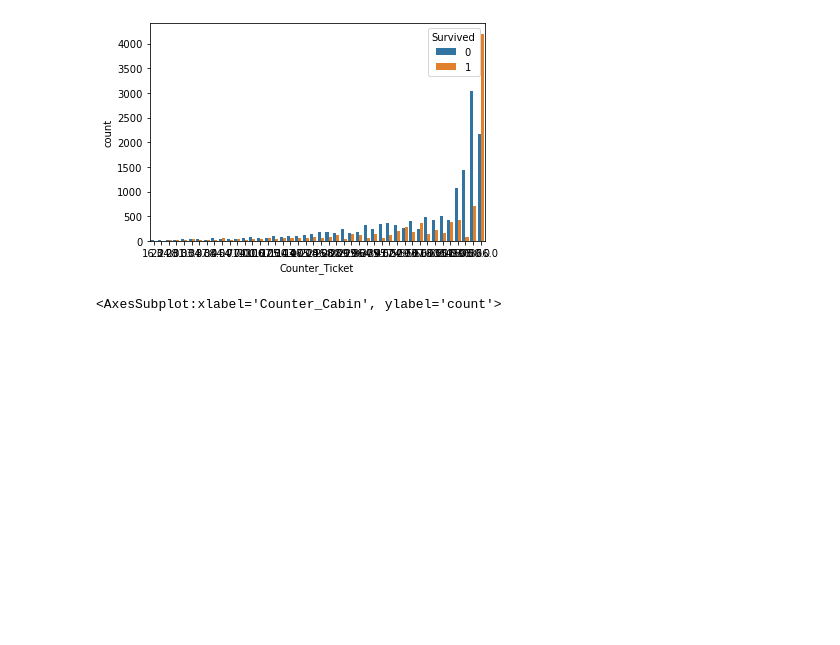
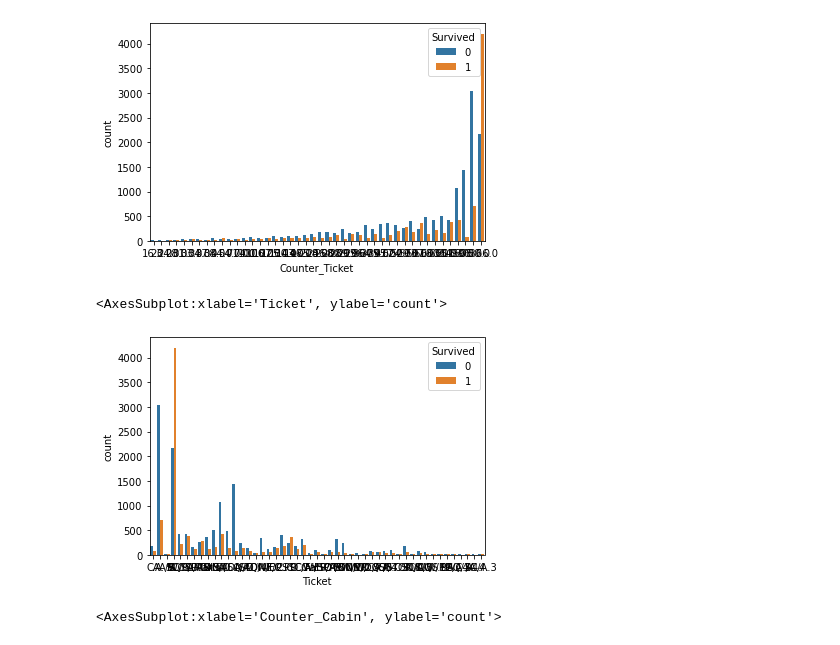
Before and after one commit to kitakou0313/titanic, a Jupyter notebook: tabular/eda.ipynb, the cells around one changed output. Cells and saved outputs as stored; diff of their text form; code cells hidden in the pictures; blank space fills up the shorter version.

Commit message:
Add EDA for ticket

```diff
--- a/tabular/eda.ipynb
+++ b/tabular/eda.ipynb
@@ -165,6 +165,11 @@ sns.countplot(x="Counter_Ticket", hue="Survived", data=train)
 # %% [output]
 <AxesSubplot:xlabel='Counter_Ticket', ylabel='count'>
 [figure]
+# %%
+sns.countplot(x="Ticket", hue="Survived", data=train)
+# %% [output]
+<AxesSubplot:xlabel='Ticket', ylabel='count'>
+[figure, added]
 # %%
 train.Cabin = train.Cabin.map(lambda x:str(x).split()[0])
 train['Counter_Cabin'] = train["Cabin"].map(train.groupby("Cabin")['PassengerId'].count().to_dict())
```
Also changed, not shown: parts of 1 cell of this notebook.
